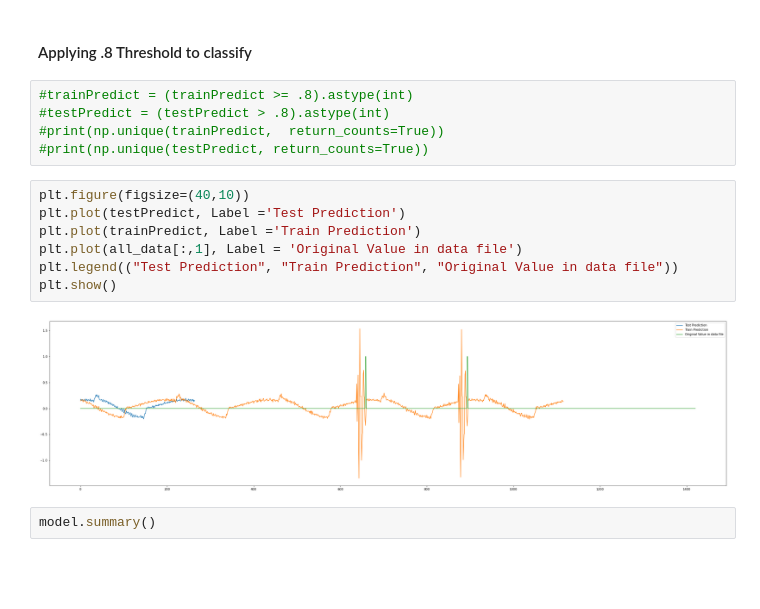
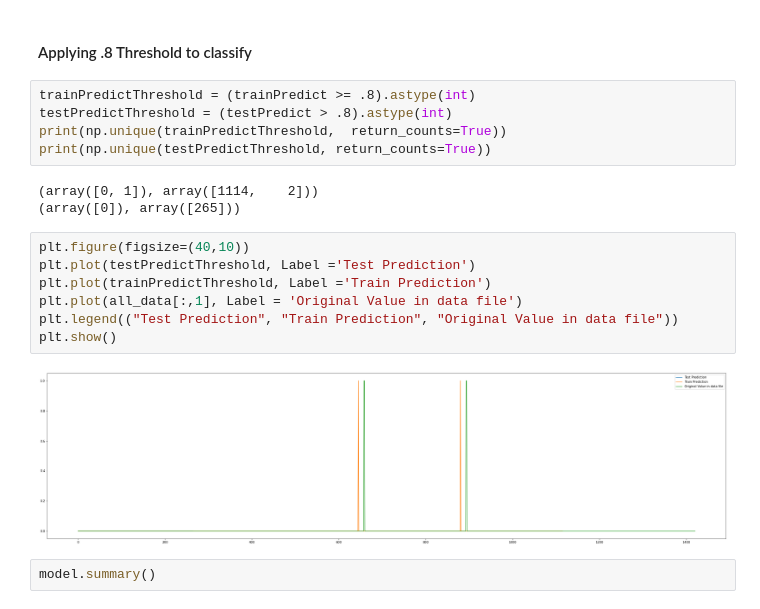
Before and after one commit to sanjusam/cs533, a Jupyter notebook: 007.Regression-lookback.ipynb, the cells around one changed output. Drawn from its saved outputs; the diff is of its cells as text; blank space fills up the shorter version.

Commit message:
added threshold

```diff
--- a/007.Regression-lookback.ipynb
+++ b/007.Regression-lookback.ipynb
@@ -119,19 +128,22 @@ testPredict = model.predict(Xtest)
 # %% [markdown]
 ####  Applying .8 Threshold to classify
 # %%
-#trainPredict = (trainPredict >= .8).astype(int)
-#testPredict = (testPredict > .8).astype(int)
-#print(np.unique(trainPredict,  return_counts=True))
-#print(np.unique(testPredict, return_counts=True))
+trainPredictThreshold = (trainPredict >= .8).astype(int)
+testPredictThreshold = (testPredict > .8).astype(int)
+print(np.unique(trainPredictThreshold,  return_counts=True))
+print(np.unique(testPredictThreshold, return_counts=True))
+# %% [output]
+(array([0, 1]), array([1114,    2]))
+(array([0]), array([265]))
 # %%
 plt.figure(figsize=(40,10))
-plt.plot(testPredict, Label ='Test Prediction')
-plt.plot(trainPredict, Label ='Train Prediction')
+plt.plot(testPredictThreshold, Label ='Test Prediction')
+plt.plot(trainPredictThreshold, Label ='Train Prediction')
 plt.plot(all_data[:,1], Label = 'Original Value in data file')
 plt.legend(("Test Prediction", "Train Prediction", "Original Value in data file"))
 plt.show()
 # %% [output]
-[figure, old version]
+[figure, new version]
 # %%
 model.summary()
 # %% [output]
```
Also changed, not shown: parts of 1 cell of this notebook.
